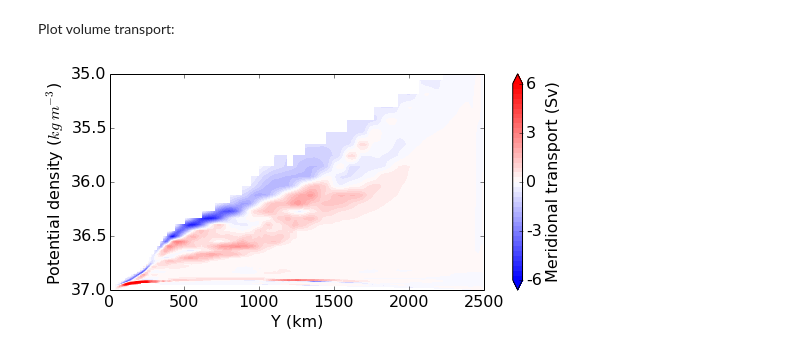
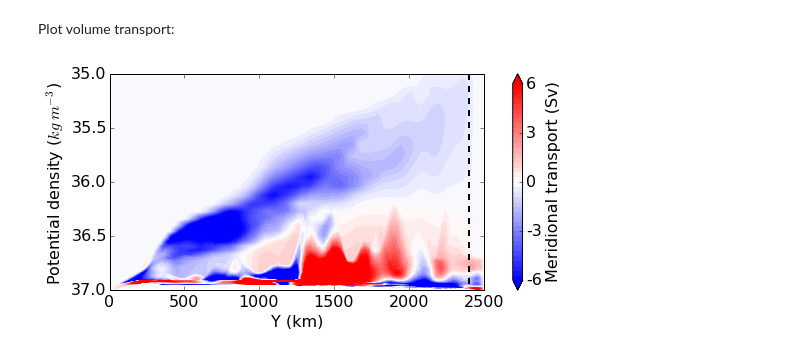
Before and after one commit to luweiyang/MOM6_SO_DIAGS, a Jupyter notebook: MOC_h_vh.ipynb, the cells around one changed output. Drawn from its saved outputs; the diff is of its cells as text; code cells hidden in the pictures.

Commit message:
MOC corrected - vertical cumulative integrated.

```diff
--- a/MOC_h_vh.ipynb
+++ b/MOC_h_vh.ipynb
@@ -32,6 +30,14 @@ vh2 = np.nansum(vh3,axis=-1)
+# %%
+# volume transport
+# (i) vertical accumulative integral from surface
+vh4 = np.cumsum(vh4,axis=1)
+# (ii) zonal integral
+vh3 = np.nansum(vh4,axis=-1)
+# (iii) time mean
+vh2 = np.nanmean(vh3,axis=0)
 # %%
 h2[h2<2.5]=np.nan
-vh2[np.isnan(h2)==True]=np.nan
+#vh2[np.isnan(h2)==True]=np.nan
 # %% [markdown]
 Summing up layer thicknesses, h_sum is an array of total layer thicknesses along y-axis.
 # %%
@@ -91,29 +97,30 @@ Plot volume transport:
 # %%
 plt.figure(2,figsize=(8,5))
 
 vh_level = np.arange(-6.0e+6,6.0e+6+0.3e+6,0.3e+6)
 vh_ticks = np.arange(-6.0e+6,6.0e+6+3e+6,3e+6)
 
 pc = plt.contourf(yq,rho,vh2,cmap=plt.cm.bwr,levels=vh_level,extend='both')
+plt.plot([1150,1150],[1035.0,1037.0],linewidth=2.0,linestyle='--',color='k')
 cb = plt.colorbar(pc,ticks=vh_ticks)
 plt.gca().set_ylim([1035.0,1037.0])
 plt.gca().set_yticks(np.arange(1035.0,1037.0 + 0.5,0.5))
 plt.gca().set_yticklabels(['35.0','35.5','36.0','36.5','37.0'])
 plt.gca().set_xticks(np.arange(-1250,1250 + 500,500))
 plt.gca().set_xticklabels(['0','500','1000','1500','2000','2500'])
 plt.gca().invert_yaxis()
 plt.gca().set_position([0.15,0.2,0.65,0.6])
 cb.ax.set_position([0.85,0.2,0.03,0.6])
 cb.ax.set_yticklabels(['-6','-3','0','3','6'])
 cb.set_label('Meridional transport (Sv)',y=0.5,fontsize=16)
 cb.ax.tick_params(labelsize=16)
 plt.xlabel('Y (km)',fontsize=16)
 plt.ylabel('Potential density ($kg\ m^{-3}$)',fontsize=16)
 plt.xticks(fontsize=16)
 plt.yticks(fontsize=16)
 
 #plt.savefig('/short/v45/lxy581/mom6/diag/v38_vh_rho_y50.png',dpi=600)
 
 plt.show()
 # %% [output]
-[figure, old version]
+[figure, new version]
```
Also changed, not shown: parts of 2 cells of this notebook.
